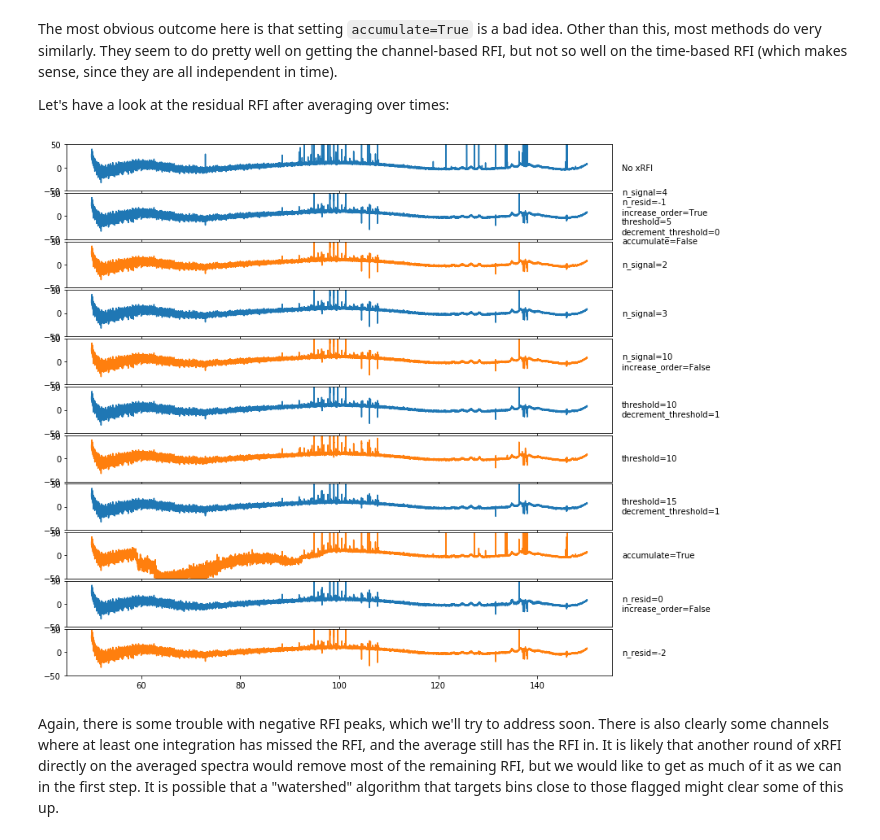
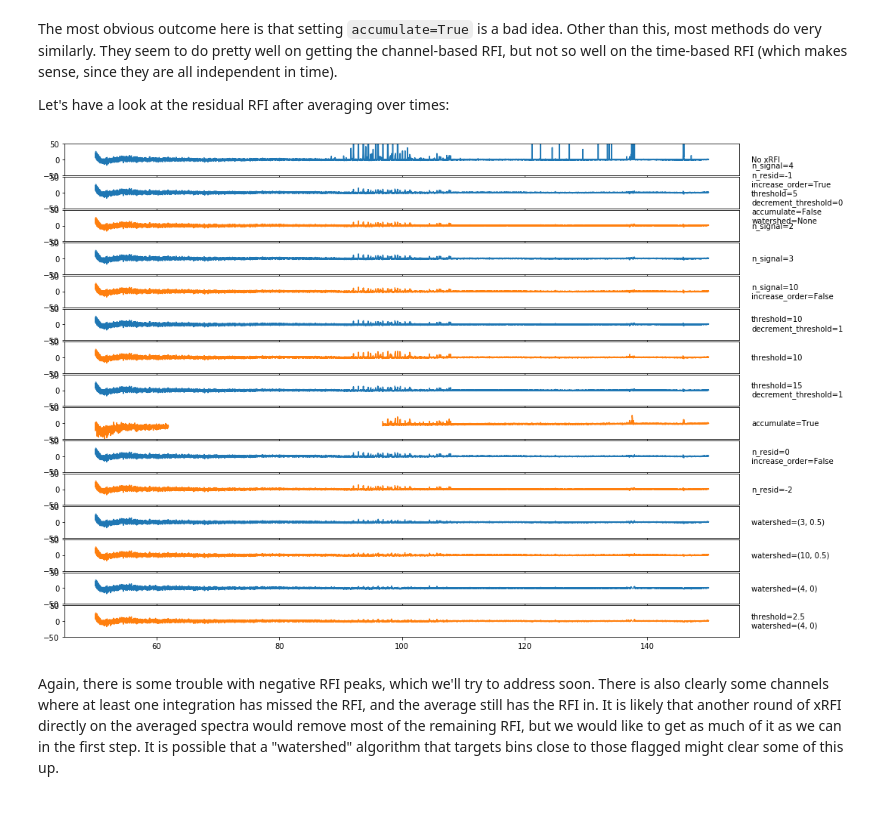
Before and after one commit to edges-collab/edges-analysis, a Jupyter notebook: docs/demos/rfi_algorithm_exploration.ipynb, the cells around one changed output. Cells and saved outputs as stored; diff of their text form; code cells hidden in the pictures; blank space fills up the shorter version.

```diff
--- a/docs/demos/rfi_algorithm_exploration.ipynb
+++ b/docs/demos/rfi_algorithm_exploration.ipynb
@@ -184,18 +181,22 @@ polyfilt_flag_list = []
 polyfilt_info_list = []
 polyfilt_times = []
 
-polyfilt_optnames = ['n_signal', 'n_resid', 'increase_order', 'threshold', 'decrement_threshold', 'accumulate']
+polyfilt_optnames = ['n_signal', 'n_resid', 'increase_order', 'threshold', 'decrement_threshold', 'accumulate', 'watershed']
 poly_options = [
-    (4, -1, True, 5, 0, False),
-    (2, -1, True, 5, 0, False),
-    (3, -1, True, 5, 0, False),
-    (10, -1, False, 5, 0, False),
-    (4, -1, True, 10, 1, False),
-    (4, -1, True, 10, 0, False),
-    (4, -1, True, 15, 1, False),
-    (4, -1, True, 5, 0, True),
-    (4, 0, False, 5, 0, False),
-    (4, -2, True, 5, 0, False),
+    (4, -1, True, 5, 0, False, None),
+    (2, -1, True, 5, 0, False, None),
+    (3, -1, True, 5, 0, False, None),
+    (10, -1, False, 5, 0, False, None),
+    (4, -1, True, 10, 1, False, None),
+    (4, -1, True, 10, 0, False, None),
+    (4, -1, True, 15, 1, False, None),
+    (4, -1, True, 5, 0, True, None),
+    (4, 0, False, 5, 0, False, None),
+    (4, -2, True, 5, 0, False, None),
+    (4, -1, True, 5, 0, False, (3, 0.5)),
+    (4, -1, True, 5, 0, False, (10, 0.5)),
+    (4, -1, True, 5, 0, False, (4, 0)), # Similar to Alan's watershed
+    (4, -1, True, 2.5, 0, False, (4, 0)), # Similar to Alan's watershed and threhsold
 ]
 
 for opts in poly_options:
@@ -211,7 +212,7 @@ for opts in poly_options:
         )
         infos.append(info)
     # Ensure nothing janky happened to the spectrum
-    assert np.all(l1_spectrum == data.spectrum)
+    assert np.all(l1_spectrum == data.spectrum[200:300])
 
 
     polyfilt_flag_list.append(flags)
@@ -232,2 +222,4 @@ Computing (4, -2, True, 5, 0, False)...
 # %% [markdown]
 Again, we first look at the flags in time and frequency:
+# %%
+flg = xrfi.xrfi_watershed(polyfilt_flag_list[0], tol=0.2)
@@ -234,6 +231,6 @@ Again, we first look at the flags in time and frequency:
 # %%
-spec0 = tools.weighted_mean(l1_spectrum, weights=~polyfilt_flag_list[0], axis=0)[0]
-mdl = ModelFit('polynomial', data.raw_frequencies, spec0, n_terms=10).evaluate()
+spec0, wght0 = tools.weighted_mean(l1_spectrum, weights=~flg, axis=0)
+mdl = ModelFit('polynomial', data.raw_frequencies[wght0>0], spec0[wght0>0], weights=wght0[wght0>0], n_terms=10).evaluate()
 # %%
 fig, ax = plt.subplots(len(polyfilt_flag_list)+1, 1, sharex=True, sharey=True, figsize=(14, 12), gridspec_kw={'hspace':0.05})
 extent=(data.raw_frequencies.min(), data.raw_frequencies.max(), 0, len(l1_spectrum))
@@ -241,8 +238,10 @@ extent=(data.raw_frequencies.min(), data.raw_frequencies.max(), 0, len(l1_spectr
 ax[0].imshow(data.spectra['Q'], aspect='auto', extent=extent, vmin=0, vmax=4)
 
 for i, (fl, opts) in enumerate(zip(polyfilt_flag_list, poly_options)):
+    fl = xrfi.xrfi_watershed(fl)
+
     ax[i+1].imshow(
-        np.where(fl, np.nan, data.spectra['Q']),
+        np.where(fl, np.nan, data.spectra['Q'][200:300]),
         aspect='auto',
         extent=extent,
         vmin=0, vmax=4
@@ -263,16 +260,17 @@ tools.weighted_mean??
 # %%
-fig, ax = plt.subplots(len(polyfilt_flag_list)+1, 1, sharex=True, sharey=True, figsize=(12, 12), gridspec_kw={"hspace":0.05})
+fig, ax = plt.subplots(len(polyfilt_flag_list)+1, 1, sharex=True, sharey=True, figsize=(16, 12), gridspec_kw={"hspace":0.05})
 
-ax[0].plot(data.raw_frequencies, np.mean(l1_spectrum, axis=0)-mdl)
+ax[0].plot(data.raw_frequencies[wght0>0], np.mean(l1_spectrum, axis=0)[wght0>0]-mdl)
 ax[0].text(157, 0, "No xRFI", va='center', ha='left')
 
 for i, (fl, opts) in enumerate(zip(polyfilt_flag_list, poly_options)):
+    fl = final_watershed(fl, tol=0.1)
     spec = tools.weighted_mean(l1_spectrum, ~fl, axis=0)[0]
-    ax[i+1].plot(data.raw_frequencies, spec - mdl, color=f'C{i%2}')
+    ax[i+1].plot(data.raw_frequencies[wght0>0], spec[wght0>0] - mdl, color=f'C{i%2}')
     ax[i+1].set_ylim(-50, 50)
     ax[i+1].text(157, 0, '\n'.join(f'{name}={val}' for j, (name, val) in enumerate(zip(polyfilt_optnames,opts)) if i==0 or val != poly_options[0][j]), ha='left', va='center')
 # %% [output]
-[figure, old version]
+[figure, new version]
 # %% [markdown]
 Again, there is some trouble with negative RFI peaks, which we'll try to address soon. There is also clearly some channels where at least one integration has missed the RFI, and the average still has the RFI in. It is likely that another round of xRFI directly on the averaged spectra would remove most of the remaining RFI, but we would like to get as much of it as we can in the first step. It is possible that a "watershed" algorithm that targets bins close to those flagged might clear some of this up.
 # %% [markdown]
```
Also changed, not shown: parts of 10 cells of this notebook, 31 other files.
